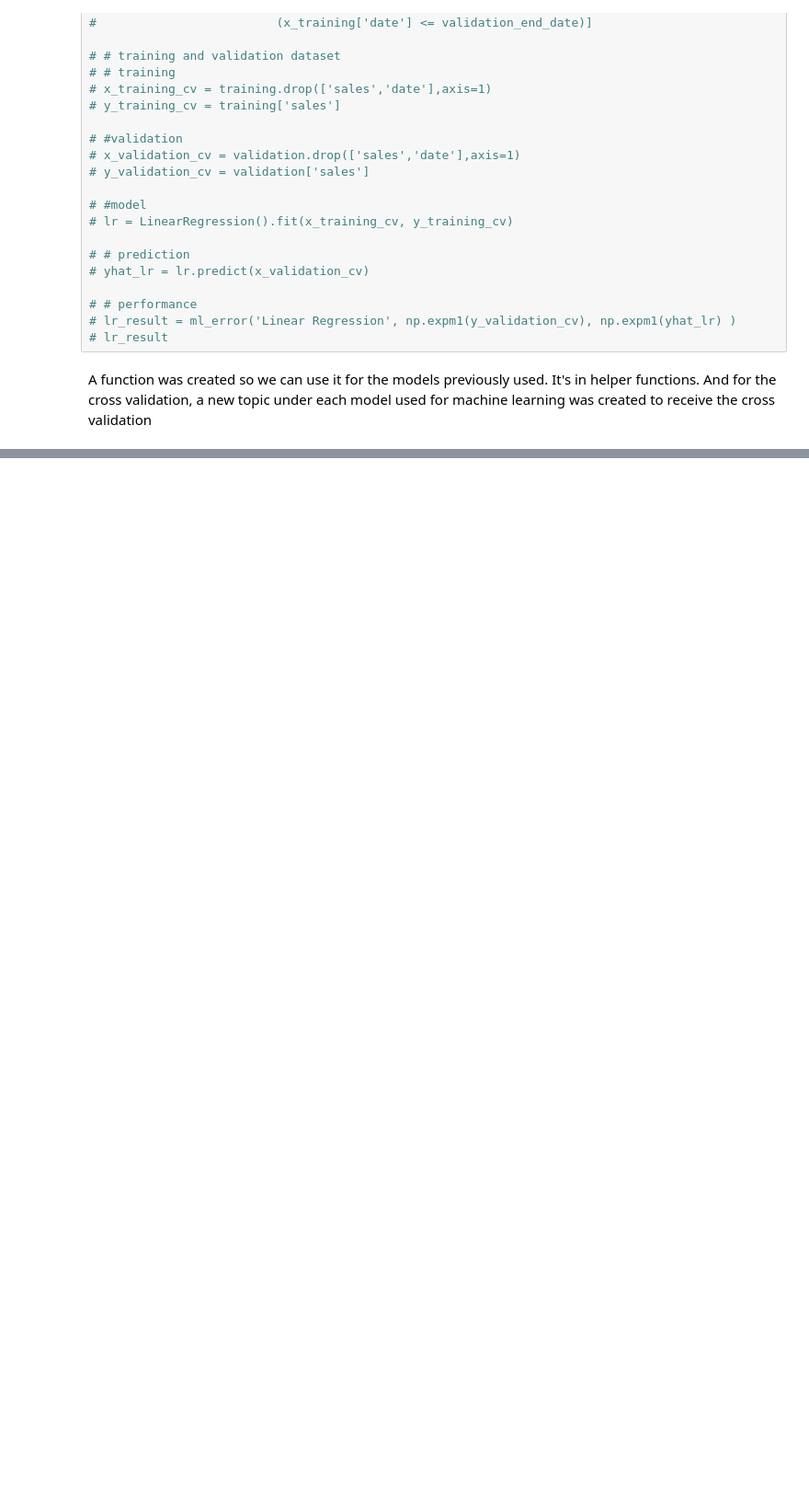
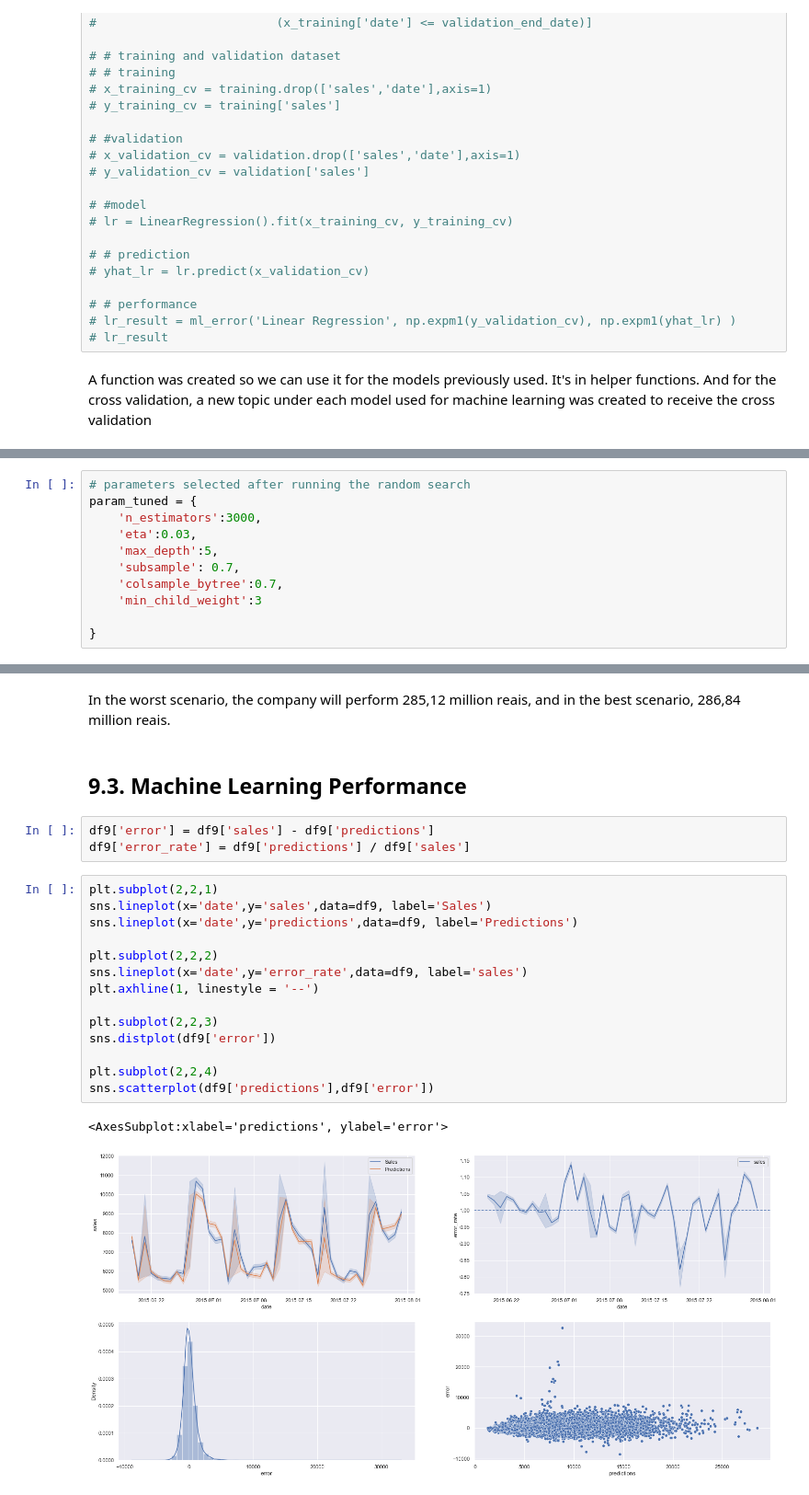
Before and after one commit to cainrodrigues/data_science_em_producao, a Jupyter notebook: m06_v01_store_sales_prediction.ipynb, the cells around one changed output, grey strips where cells are left out. Shown at 92% size. Cells and saved outputs as stored; diff of their text form; blank space fills up the shorter version.

```diff
--- a/m06_v01_store_sales_prediction.ipynb
+++ b/m06_v01_store_sales_prediction.ipynb
@@ -1386,0 +1429,11 @@ a
+# %%
+# parameters selected after running the random search
+param_tuned = {
+    'n_estimators':3000,
+    'eta':0.03,
+    'max_depth':5,
+    'subsample': 0.7,
+    'colsample_bytree':0.7,
+    'min_child_weight':3
+
+}
@@ -1386,0 +1554,24 @@ a
+# %% [markdown]
+In the worst scenario, the company will perform 285,12 million reais, and in the best scenario, 286,84 million reais.
+# %% [markdown]
+## 9.3. Machine Learning Performance
+# %%
+df9['error'] = df9['sales'] - df9['predictions']
+df9['error_rate'] = df9['predictions'] / df9['sales']
+# %%
+plt.subplot(2,2,1)
+sns.lineplot(x='date',y='sales',data=df9, label='Sales')
+sns.lineplot(x='date',y='predictions',data=df9, label='Predictions')
+
+plt.subplot(2,2,2)
+sns.lineplot(x='date',y='error_rate',data=df9, label='sales')
+plt.axhline(1, linestyle = '--')
+
+plt.subplot(2,2,3)
+sns.distplot(df9['error'])
+
+plt.subplot(2,2,4)
+sns.scatterplot(df9['predictions'],df9['error'])
+# %% [output]
+<AxesSubplot:xlabel='predictions', ylabel='error'>
+[figure, added]
```
Also changed, not shown: parts of 49 cells of this notebook.
